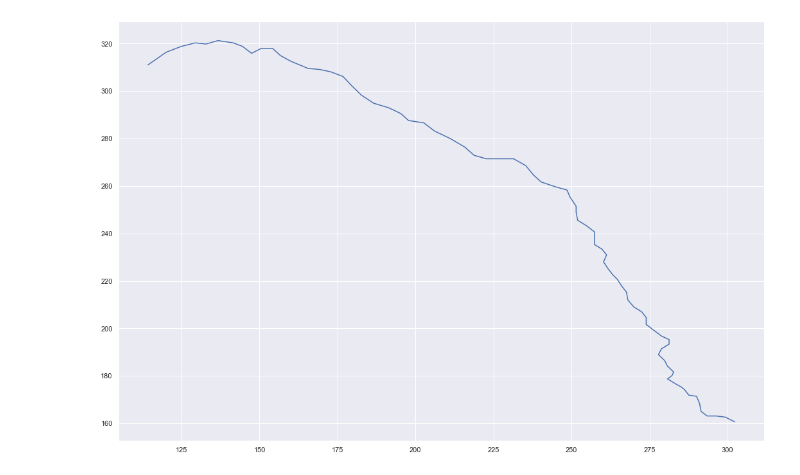
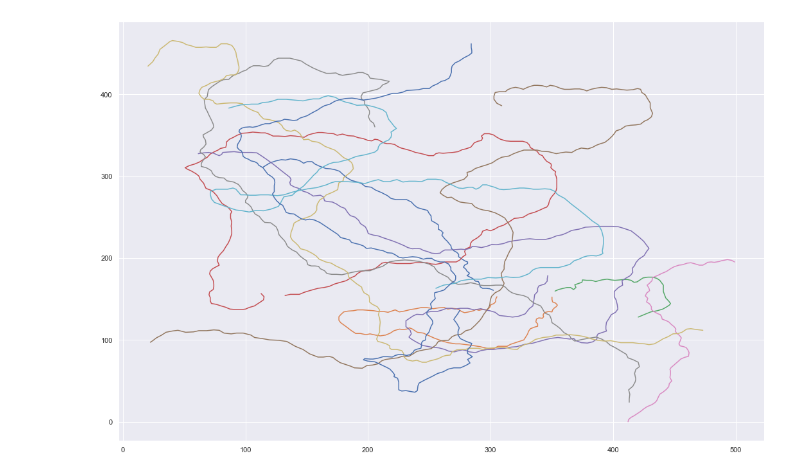
Before and after one commit to Sk0tch/EZ_persistence_length, a Jupyter notebook: Untitled.ipynb, the cells around one changed output. Saved outputs shown, nothing was run; the diff lists cells and outputs as text; code cells hidden in the pictures.

```diff
--- a/Untitled.ipynb
+++ b/Untitled.ipynb
@@ -100,11 +125,13 @@ def create_df_by_list(list_chain):
+# %%
+def plot_chain(chain_list, max_chains=5):
+    fig = plt.figure(figsize=(18, 12))
+    for i, chain in enumerate(chain_list):
+        chain_df = create_df_by_list(chain)
+        plt.plot(chain_df['x'], chain_df['y'])
+        if i == max_chains:
+            break
 # %%
 multy_chain = parse_data(file_path)
+plot_chain(multy_chain, max_chains=10)
+# %% [output]
+[figure, added]
-# %%
-plt.figure(figsize=(18, 12))
-for i, chain in enumerate(multy_chain):
-    chain_df = create_df_by_list(chain)
-    plt.plot(chain_df['x'], chain_df['y'])
-    if i == 0:
-        break
-# %% [output]
-[figure, removed]
```
Also changed, not shown: parts of 14 cells of this notebook, 4 other files.
